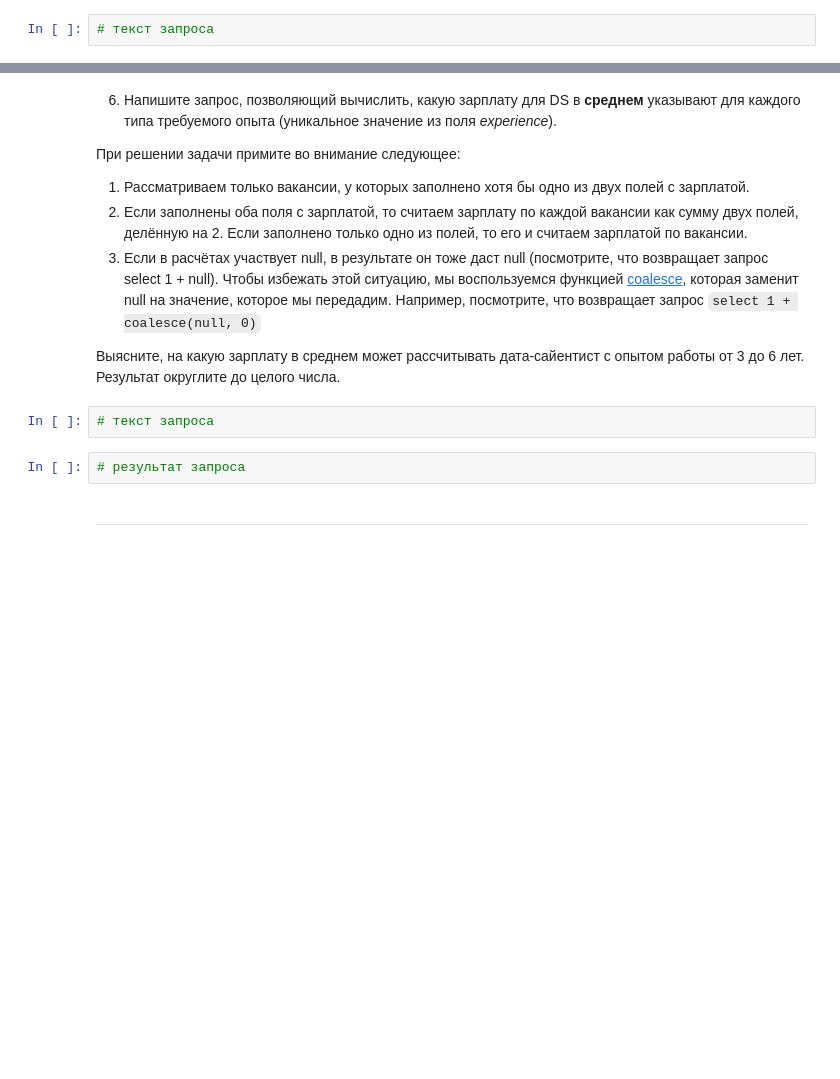
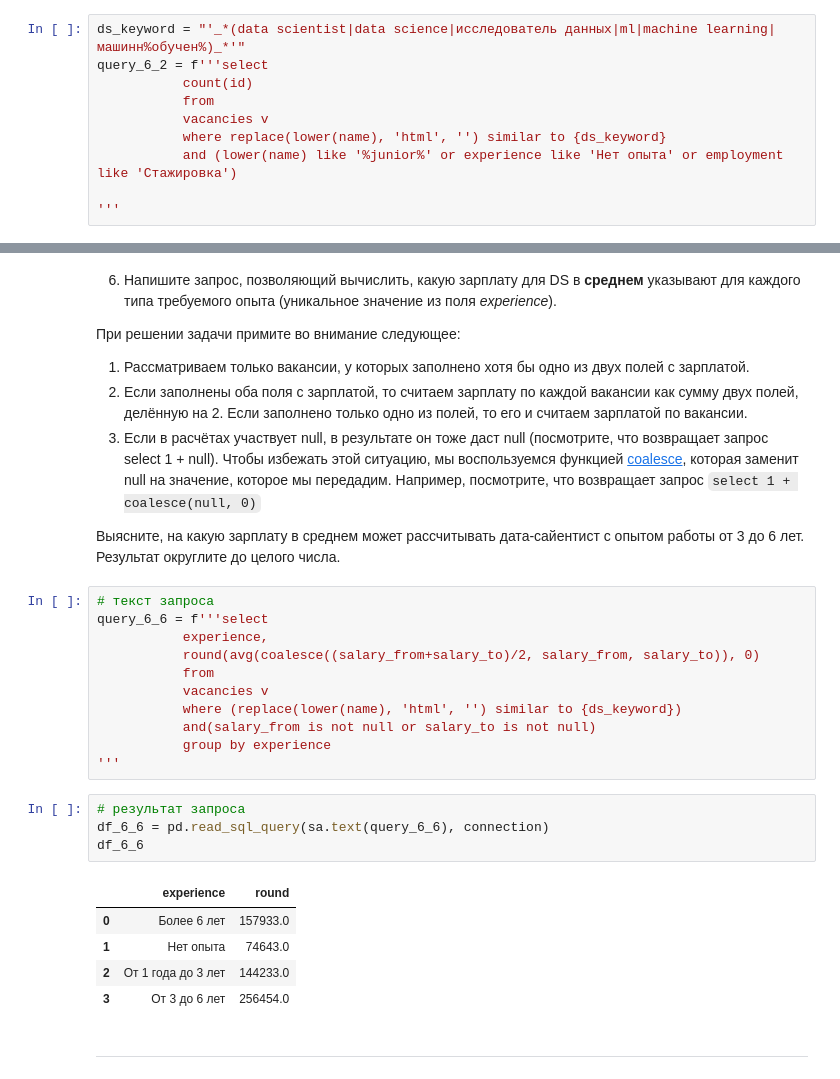
Before and after one commit to ElenaBask/Homework_SF, a Jupyter notebook: Project_2/Анализ вакансий из HeadHunter.ipynb, the cells around one changed output, grey strips where cells are left out. Cells and saved outputs as stored; diff of their text form; blank space fills up the shorter version.

```diff
--- a/Project_2/Анализ вакансий из HeadHunter.ipynb
+++ b/Project_2/Анализ вакансий из HeadHunter.ipynb
@@ -540,6 +527,14 @@ query_5_3 = f'''select
 * требуемый опыт — Нет опыта *или*
 * тип трудоустройства — Стажировка.
 # %%
-# текст запроса
+ds_keyword = "'_*(data scientist|data science|исследователь данных|ml|machine learning|машинн%обучен%)_*'"
+query_6_2 = f'''select
+           count(id)
+           from
+           vacancies v
+           where replace(lower(name), 'html', '') similar to {ds_keyword}
+           and (lower(name) like '%junior%' or experience like 'Нет опыта' or employment like 'Стажировка')
+
+'''
 # %%
 # результат запроса
@@ -577,8 +614,25 @@ query_5_3 = f'''select
 Выясните, на какую зарплату в среднем может рассчитывать дата-сайентист с опытом работы от 3 до 6 лет. Результат округлите до целого числа.
 # %%
 # текст запроса
+query_6_6 = f'''select
+           experience,
+           round(avg(coalesce((salary_from+salary_to)/2, salary_from, salary_to)), 0)
+           from
+           vacancies v
+           where (replace(lower(name), 'html', '') similar to {ds_keyword})
+           and(salary_from is not null or salary_to is not null)
+           group by experience
+'''
 # %%
 # результат запроса
+df_6_6 = pd.read_sql_query(sa.text(query_6_6), connection)
+df_6_6
+# %% [output]
+|  | experience | round |
+| 0 | Более 6 лет | 157933.0 |
+| 1 | Нет опыта | 74643.0 |
+| 2 | От 1 года до 3 лет | 144233.0 |
+| 3 | От 3 до 6 лет | 256454.0 |
 # %% [markdown]
 ***
 # %%
```
Also changed, not shown: parts of 32 cells of this notebook.
